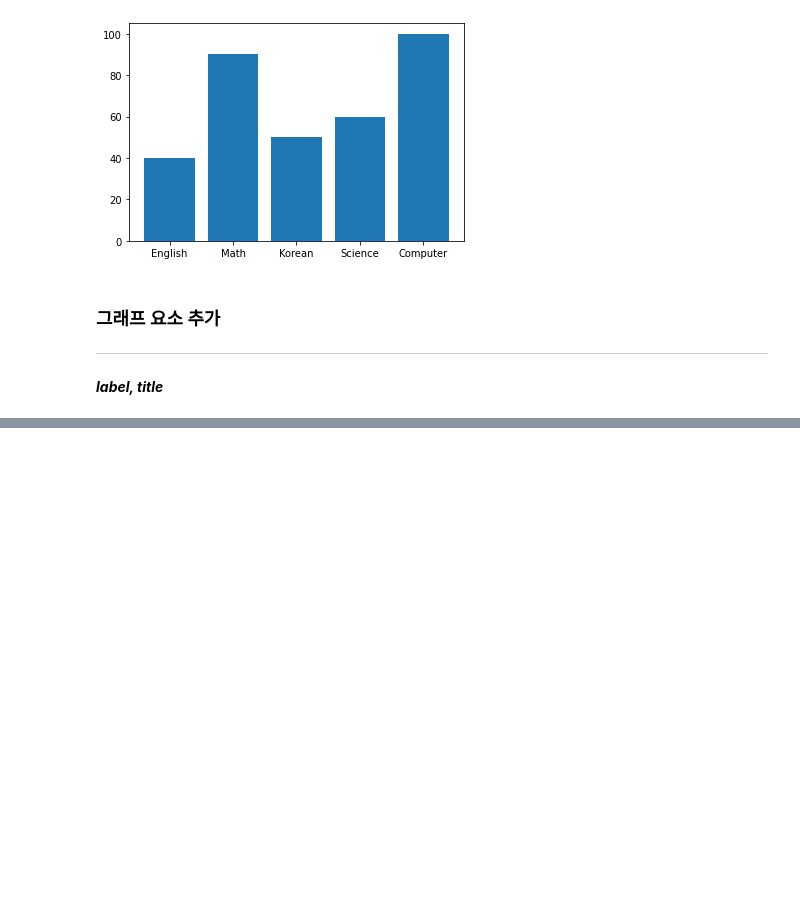
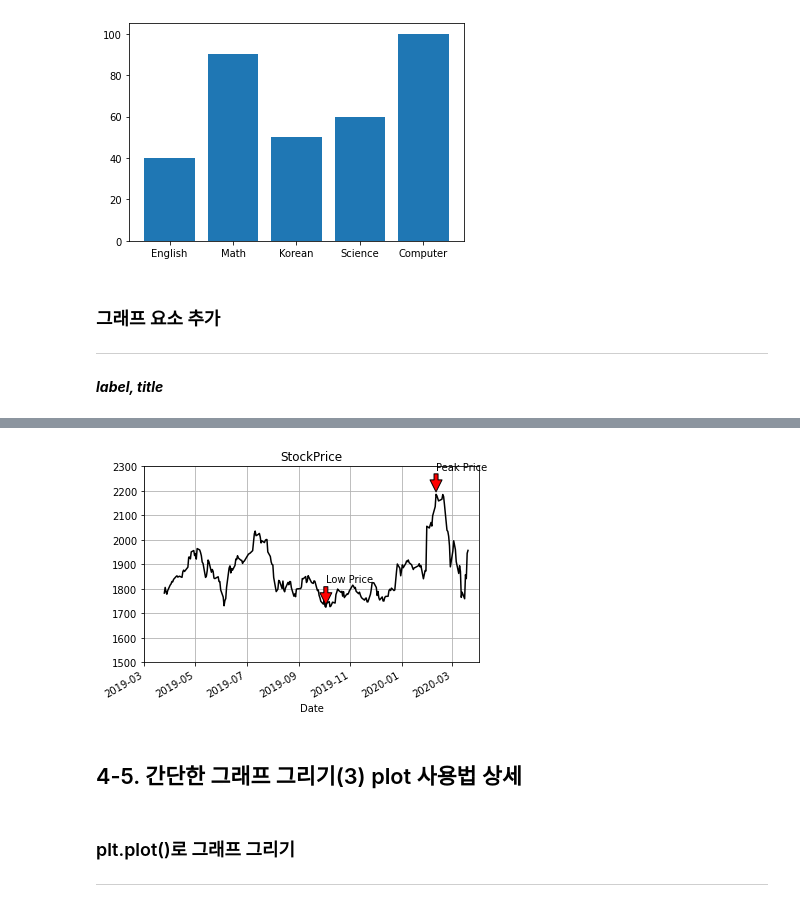
Before and after one commit to hyungminkimdev/aiffel, a Jupyter notebook: 240523-data-visualization/Data Visualization.ipynb, the cells around one changed output, grey strips where cells are left out. Drawn from its saved outputs; the diff is of its cells as text; code cells hidden in the pictures; blank space fills up the shorter version.

```diff
--- a/240523-data-visualization/Data Visualization.ipynb
+++ b/240523-data-visualization/Data Visualization.ipynb
@@ -124,0 +173,38 @@ ax1.bar()
+# %%
+# Q. 날짜별 종가(Close)가 아닌 최고가(High) 데이터를 이용해서 위와 같은 그래프를 그려보세요!
+# 그래프 데이터
+csv_path = os.getenv("HOME") + "/aiffel/workplace/240523-data-visualization/data/AMZN.csv"
+data = pd.read_csv(csv_path, index_col=0, parse_dates=True)
+price = data['High']
+
+# 축 그리기 및 좌표축 설정
+fig = plt.figure()
+ax = fig.add_subplot(1,1,1)
+price.plot(ax=ax, style='black')
+plt.ylim([1500, 2300])
+plt.xlim(['2019-03-01', '2020-04-02'])
+
+# 날짜 정보를 python datetime 자료형으로 변환
+min_date = price.idxmin().to_pydatetime()
+max_date = price.idxmax().to_pydatetime()
+
+# 주석달기
+important_data = [(min_date, "Low Price"), (max_date, "Peak Price")]
+for d, label in important_data:
+    ax.annotate(label, xy=(d, price.asof(d)+10),
+                xytext=(d, price.asof(d)+100),
+                arrowprops=dict(facecolor='red'))
+
+# 그리드, 타이틀 달기
+plt.grid()
+ax.set_title('StockPrice')
+
+# 보여주기
+plt.show()
+# %% [output]
+[figure, added]
+# %% [markdown]
+## 4-5. 간단한 그래프 그리기(3) plot 사용법 상세
+# %% [markdown]
+### plt.plot()로 그래프 그리기
+---
```
Also changed, not shown: parts of 5 cells of this notebook, 1 other file.
